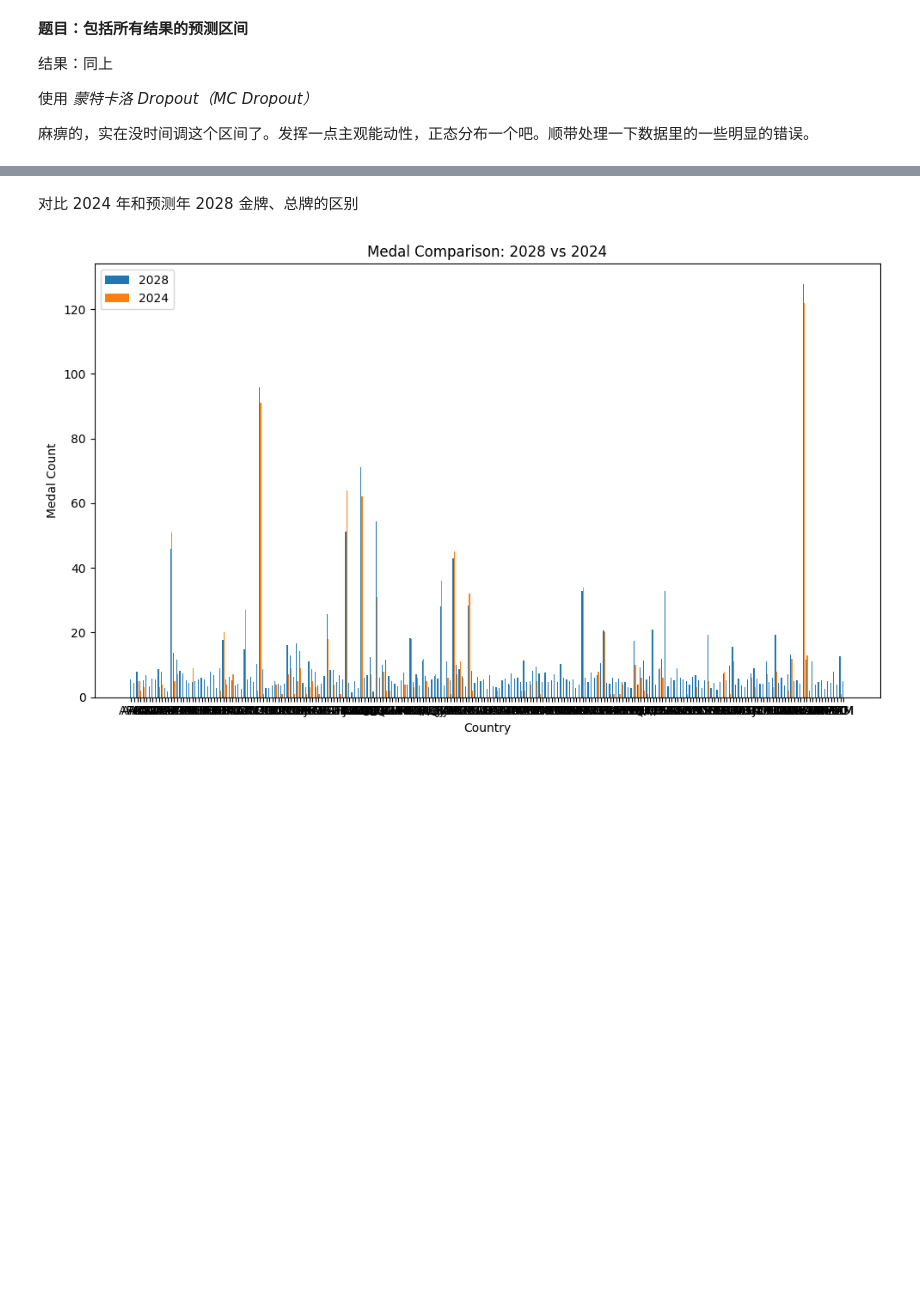
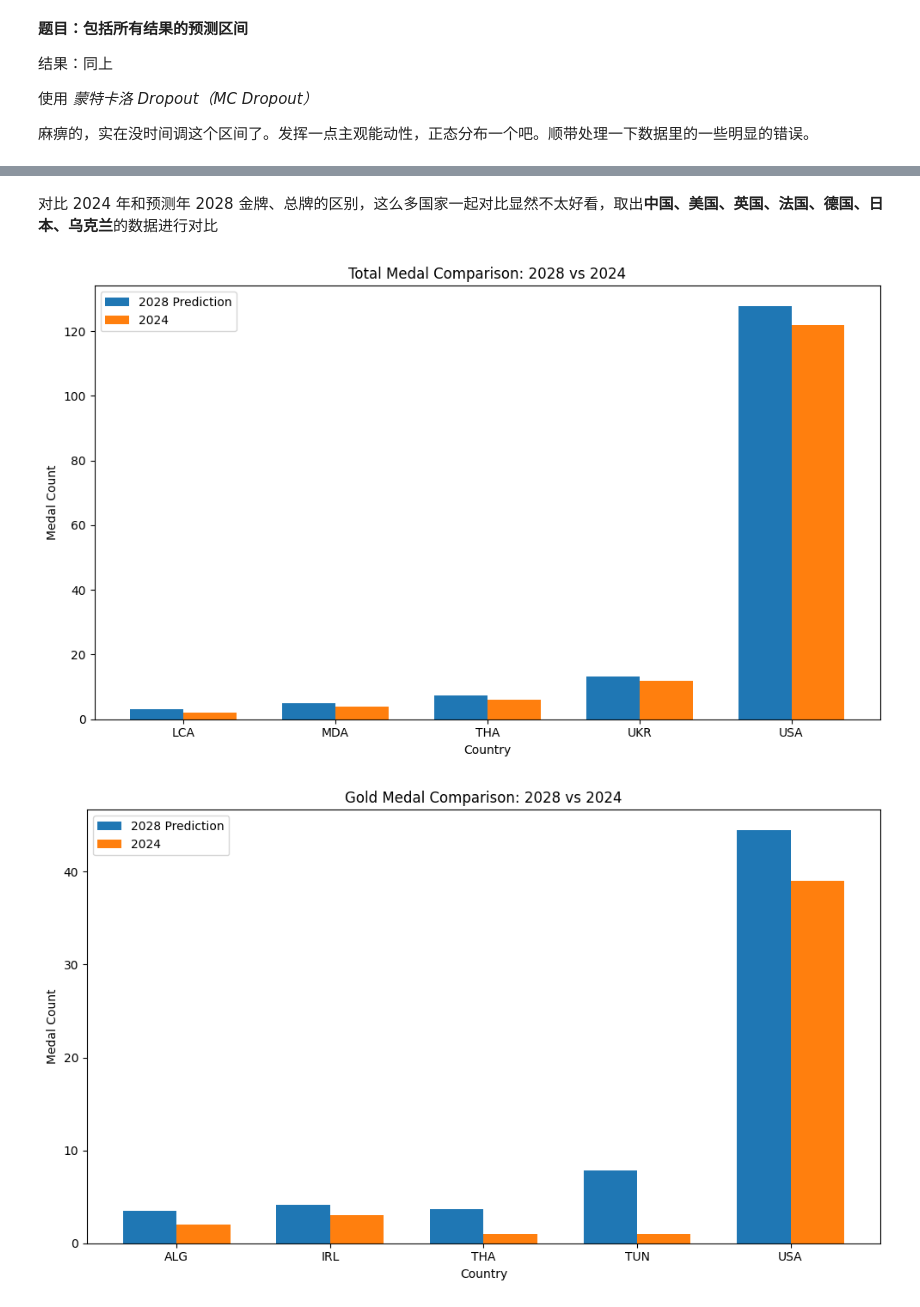
Before and after one commit to SunSeaLucky/2025-MCM-ICM, a Jupyter notebook: shy-files/LSTM.ipynb, the cells around one changed output, grey strips where cells are left out. Saved outputs shown, nothing was run; the diff lists cells and outputs as text; code cells hidden in the pictures; blank space fills up the shorter version.

```diff
--- a/shy-files/LSTM.ipynb
+++ b/shy-files/LSTM.ipynb
@@ -246,7 +250,7 @@ pd.DataFrame(arr, columns=['Country', 'Medal'])\
     .to_csv('./scratch/medal_board_%d_%s.csv' % (2024, self.output_numeric_features[0]), index=False)
 print("Output to %s" % './scratch/medal_board_%d_%s.csv' % (2024, self.output_numeric_features[0]))
 # %% [markdown]
-对比 2024 年和预测年 2028 金牌、总牌的区别
+对比 2024 年和预测年 2028 金牌、总牌的区别，这么多国家一起对比显然不太好看，取出**中国、美国、英国、法国、德国、日本、乌克兰**的数据进行对比
 # %%
 import os
 import pandas as pd
@@ -262,35 +266,91 @@ assert os.path.exists('./mid_data/medal_board_2028_TotalMedal.csv')
 total_medal_2024 = pd.read_csv('./scratch/medal_board_2024_TotalMedal.csv').sort_values(by='Country')
 gold_medal_2024 = pd.read_csv('./scratch/medal_board_2024_GoldMedal.csv').sort_values(by='Country')
 
 total_medal_2028 = pd.read_csv('./mid_data/medal_board_2028_TotalMedal.csv').iloc[:, :2].sort_values(by='Country')
 gold_medal_2028 = pd.read_csv('./mid_data/medal_board_2028_GoldMedal.csv').iloc[:, :2].sort_values(by='Country')
 
+
+# 总牌
+
+import pandas as pd
+import matplotlib.pyplot as plt
+import numpy as np
+import os
+
+assert os.path.exists('./scratch/')
+
+ascending = False
+
+total_countries = ['USA', 'UKR', 'THA', 'LCA', 'MDA']
+gold_countries = ['USA', 'THA', 'IRL', 'ALG', 'TUN']
+
 # 示例数据
+df_2028 = total_medal_2028[total_medal_2028['Country'].isin(total_countries)]
+df_2024 = total_medal_2024[total_medal_2024['Country'].isin(total_countries)]
 
-df_2028 = pd.DataFrame(total_medal_2028)
-df_2024 = pd.DataFrame(total_medal_2024)
+df_2028.to_csv('./scratch/total_medal_2028.csv')
+df_2024.to_csv('./scratch/total_medal_2024.csv')
 
 # 合并数据
 df = pd.merge(df_2028, df_2024, on='Country', suffixes=('_2028', '_2024'))
 
 # 绘制分组柱状图
 x = np.arange(len(df['Country']))  # 国家索引
 width = 0.35  # 柱子宽度
 
 fig, ax = plt.subplots(figsize=(10, 6))
-bar1 = ax.bar(x - width/2, df['Medal_2028'], width, label='2028')
+bar1 = ax.bar(x - width/2, df['Medal_2028'], width, label='2028 Prediction')
 bar2 = ax.bar(x + width/2, df['Medal_2024'], width, label='2024')
 
 # 添加标签和标题
 ax.set_xlabel('Country')
 ax.set_ylabel('Medal Count')
-ax.set_title('Medal Comparison: 2028 vs 2024')
+ax.set_title('Total Medal Comparison: 2028 vs 2024')
 ax.set_xticks(x)
 ax.set_xticklabels(df['Country'])
 ax.legend()
 
 # 显示图表
 plt.tight_layout()
 plt.show()
+
+
+# 金牌
+
+import pandas as pd
+import matplotlib.pyplot as plt
+import numpy as np
+
+
+# 示例数据
+df_2028 = gold_medal_2028[gold_medal_2028['Country'].isin(gold_countries)]
+df_2024 = gold_medal_2024[gold_medal_2024['Country'].isin(gold_countries)]
+
+df_2028.to_csv('./scratch/gold_medal_2028.csv')
+df_2024.to_csv('./scratch/gold_medal_2024.csv')
+
+# 合并数据
+df = pd.merge(df_2028, df_2024, on='Country', suffixes=('_2028', '_2024'))
+
+# 绘制分组柱状图
+x = np.arange(len(df['Country']))  # 国家索引
+width = 0.35  # 柱子宽度
+
+fig, ax = plt.subplots(figsize=(10, 6))
+bar1 = ax.bar(x - width/2, df['Medal_2028'], width, label='2028 Prediction')
+bar2 = ax.bar(x + width/2, df['Medal_2024'], width, label='2024')
+
+# 添加标签和标题
+ax.set_xlabel('Country')
+ax.set_ylabel('Medal Count')
+ax.set_title('Gold Medal Comparison: 2028 vs 2024')
+ax.set_xticks(x)
+ax.set_xticklabels(df['Country'])
+ax.legend()
+
+# 显示图表
+plt.tight_layout()
+plt.show()
 # %% [output]
-[figure, old version]
+[figure, new version]
+[figure, added]
```
Also changed, not shown: parts of 9 cells of this notebook, 8 other files.
